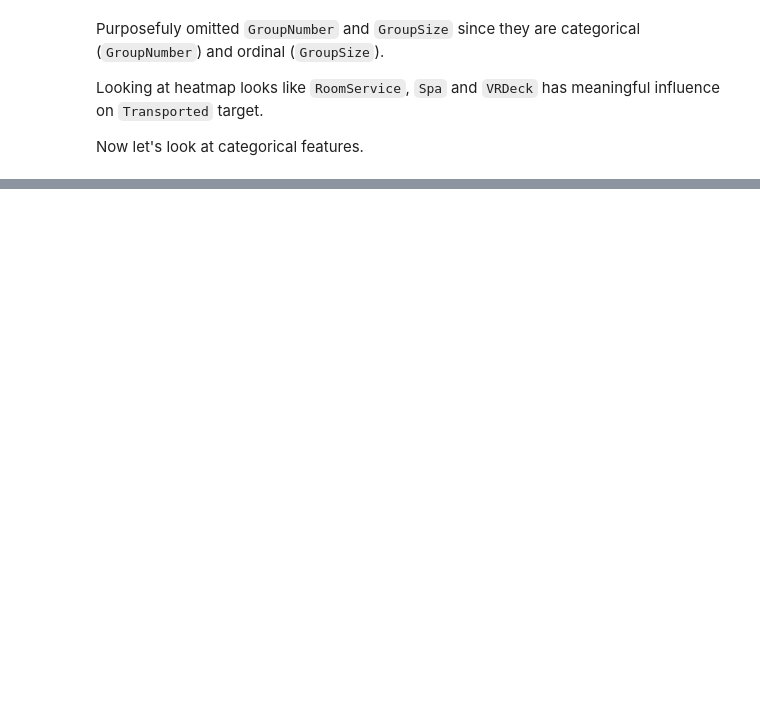
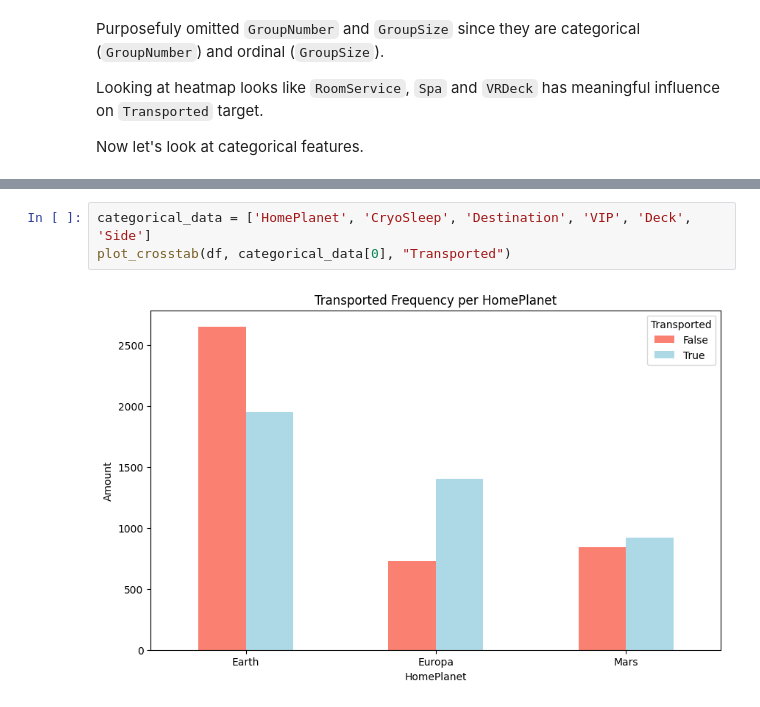
Before and after one commit to Rubic31/spaceship-titanic-project, a Jupyter notebook: notebooks/1.1-mz-correlation-analysis.ipynb, the cells around one changed output, grey strips where cells are left out. Drawn from its saved outputs; the diff is of its cells as text; blank space fills up the shorter version.

```diff
--- a/notebooks/1.1-mz-correlation-analysis.ipynb
+++ b/notebooks/1.1-mz-correlation-analysis.ipynb
@@ -62,0 +69,5 @@ plot_boxplots(df, ['RoomService', 'FoodCourt','ShoppingMall', 'Spa', 'VRDeck'])
+# %%
+categorical_data = ['HomePlanet', 'CryoSleep', 'Destination', 'VIP', 'Deck', 'Side']
+plot_crosstab(df, categorical_data[0], "Transported")
+# %% [output]
+[figure, added]
```
Also changed, not shown: parts of 21 cells of this notebook, 1 other file.
